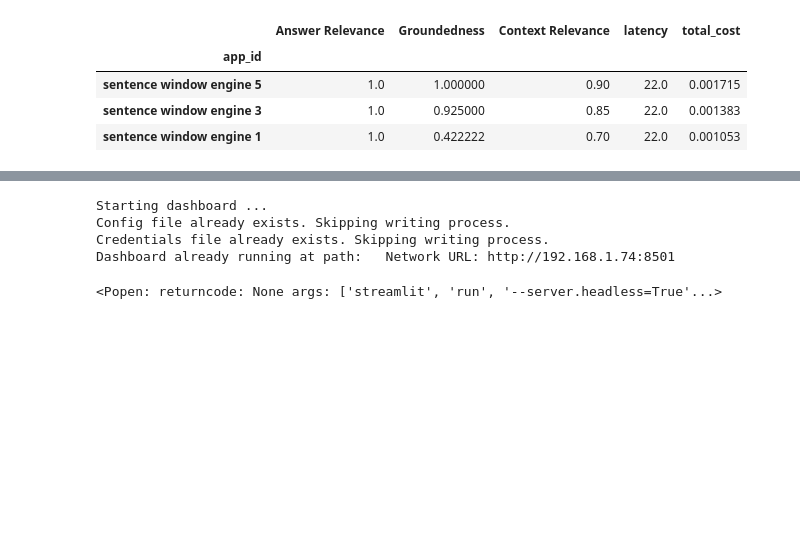
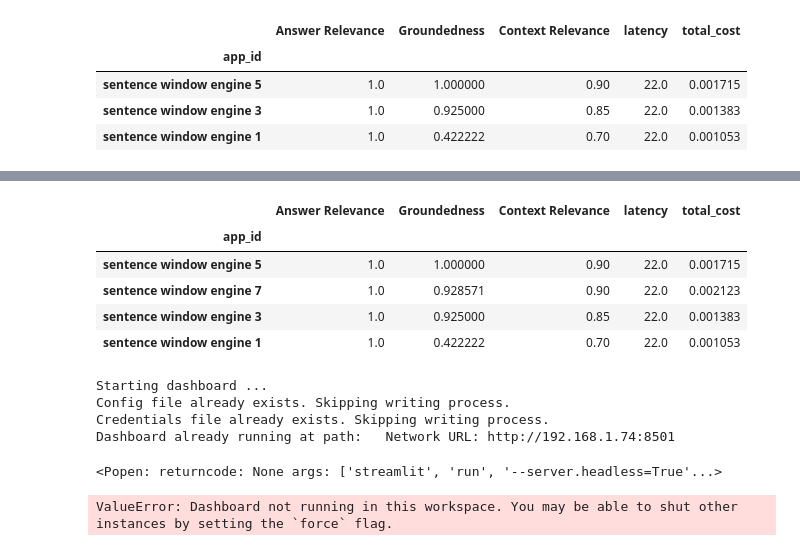
Before and after one commit to veronicaeyo/advanced-rag-llama-index, a Jupyter notebook: sentence_window_retrieval.ipynb, the cells around one changed output, grey strips where cells are left out. Drawn from its saved outputs; the diff is of its cells as text; code cells hidden in the pictures; blank space fills up the shorter version.

```diff
--- a/sentence_window_retrieval.ipynb
+++ b/sentence_window_retrieval.ipynb
@@ -282,7 +283,7 @@ with open('text/generated_questions.text', 'r') as file:
 # %%
 from trulens_eval import Tru
 
-tru = Tru(database_file="sentence_window.sqlite")
+tru = Tru(database_url="sqlite:///db/sentence_window.sqlite")
 # %% [output]
 🦑 Tru initialized with db url sqlite:///sentence_window.sqlite .
 🛑 Secret keys may be written to the database. See the `database_redact_keys` option of `Tru` to prevent this.
@@ -416,3 +429,12 @@ tru.get_leaderboard(app_ids=[])
+# %%
+tru.get_leaderboard(app_ids=[])
+# %% [output]
+|  | Answer Relevance | Groundedness | Context Relevance | latency | total_cost |
+| app_id |  |  |  |  |  |
+| sentence window engine 5 | 1.0 | 1.000000 | 0.90 | 22.0 | 0.001715 |
+| sentence window engine 7 | 1.0 | 0.928571 | 0.90 | 22.0 | 0.002123 |
+| sentence window engine 3 | 1.0 | 0.925000 | 0.85 | 22.0 | 0.001383 |
+| sentence window engine 1 | 1.0 | 0.422222 | 0.70 | 22.0 | 0.001053 |
 # %%
 Tru().run_dashboard()
 # %% [output]
@@ -421,3 +443,7 @@ Config file already exists. Skipping writing process.
 Credentials file already exists. Skipping writing process.
 Dashboard already running at path:   Network URL: http://192.168.1.74:8501
 <Popen: returncode: None args: ['streamlit', 'run', '--server.headless=True'...>
+# %%
+tru.stop_dashboard()
+# %% [output]
+ValueError: Dashboard not running in this workspace. You may be able to shut other instances by setting the `force` flag.
```
Also changed, not shown: parts of 5 cells of this notebook, 10 other files.
